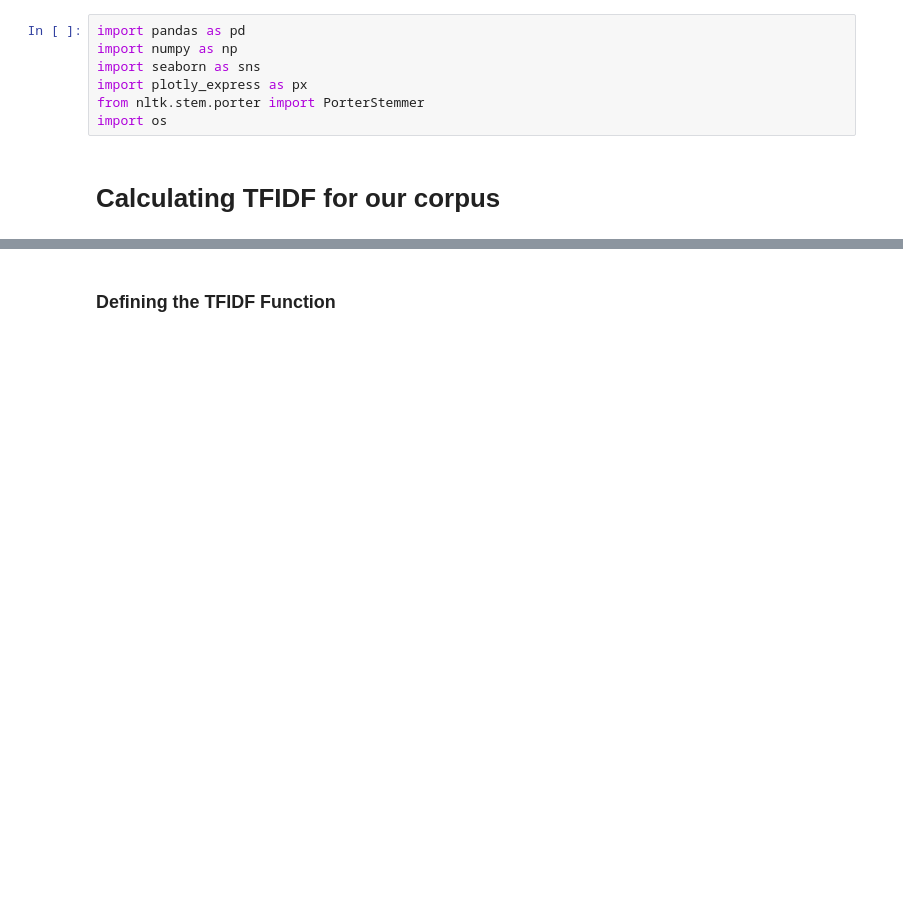
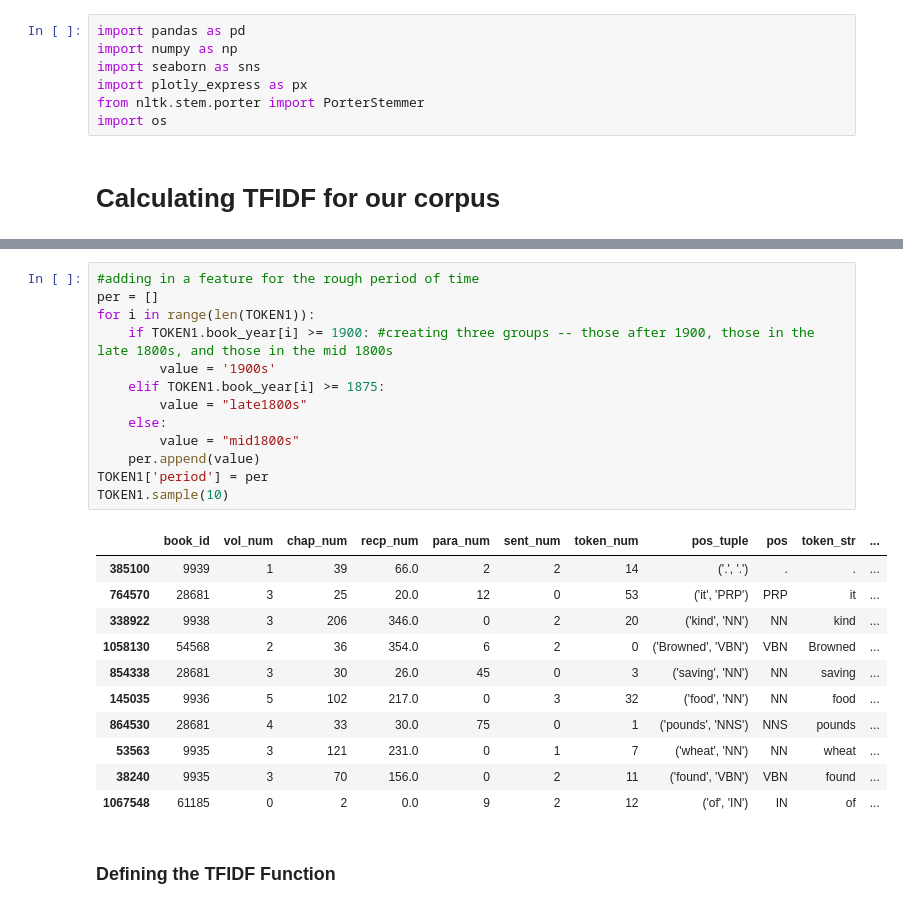
Before and after one commit to brigittehogan/Cookbook-Analytics, a Jupyter notebook: TFIDF.ipynb, the cells around one changed output, grey strips where cells are left out. Drawn from its saved outputs; the diff is of its cells as text; blank space fills up the shorter version.

```diff
--- a/TFIDF.ipynb
+++ b/TFIDF.ipynb
@@ -35,3 +76,28 @@ TOKEN.sample(20, random_state=2887)
+# %%
+#adding in a feature for the rough period of time
+per = []
+for i in range(len(TOKEN1)):
+    if TOKEN1.book_year[i] >= 1900: #creating three groups -- those after 1900, those in the late 1800s, and those in the mid 1800s
+        value = '1900s'
+    elif TOKEN1.book_year[i] >= 1875:
+        value = "late1800s"
+    else:
+        value = "mid1800s"
+    per.append(value)
+TOKEN1['period'] = per
+TOKEN1.sample(10)
+# %% [output]
+|  | book_id | vol_num | chap_num | recp_num | para_num | sent_num | token_num | pos_tuple | pos | token_str | ... |
+| 385100 | 9939 | 1 | 39 | 66.0 | 2 | 2 | 14 | ('.', '.') | . | . | ... |
+| 764570 | 28681 | 3 | 25 | 20.0 | 12 | 0 | 53 | ('it', 'PRP') | PRP | it | ... |
+| 338922 | 9938 | 3 | 206 | 346.0 | 0 | 2 | 20 | ('kind', 'NN') | NN | kind | ... |
+| 1058130 | 54568 | 2 | 36 | 354.0 | 6 | 2 | 0 | ('Browned', 'VBN') | VBN | Browned | ... |
+| 854338 | 28681 | 3 | 30 | 26.0 | 45 | 0 | 3 | ('saving', 'NN') | NN | saving | ... |
+| 145035 | 9936 | 5 | 102 | 217.0 | 0 | 3 | 32 | ('food', 'NN') | NN | food | ... |
+| 864530 | 28681 | 4 | 33 | 30.0 | 75 | 0 | 1 | ('pounds', 'NNS') | NNS | pounds | ... |
+| 53563 | 9935 | 3 | 121 | 231.0 | 0 | 1 | 7 | ('wheat', 'NN') | NN | wheat | ... |
+| 38240 | 9935 | 3 | 70 | 156.0 | 0 | 2 | 11 | ('found', 'VBN') | VBN | found | ... |
+| 1067548 | 61185 | 0 | 2 | 0.0 | 9 | 2 | 12 | ('of', 'IN') | IN | of | ... |
 # %% [markdown]
 ### Defining the TFIDF Function
 # %%
```
Also changed, not shown: parts of 15 cells of this notebook.
